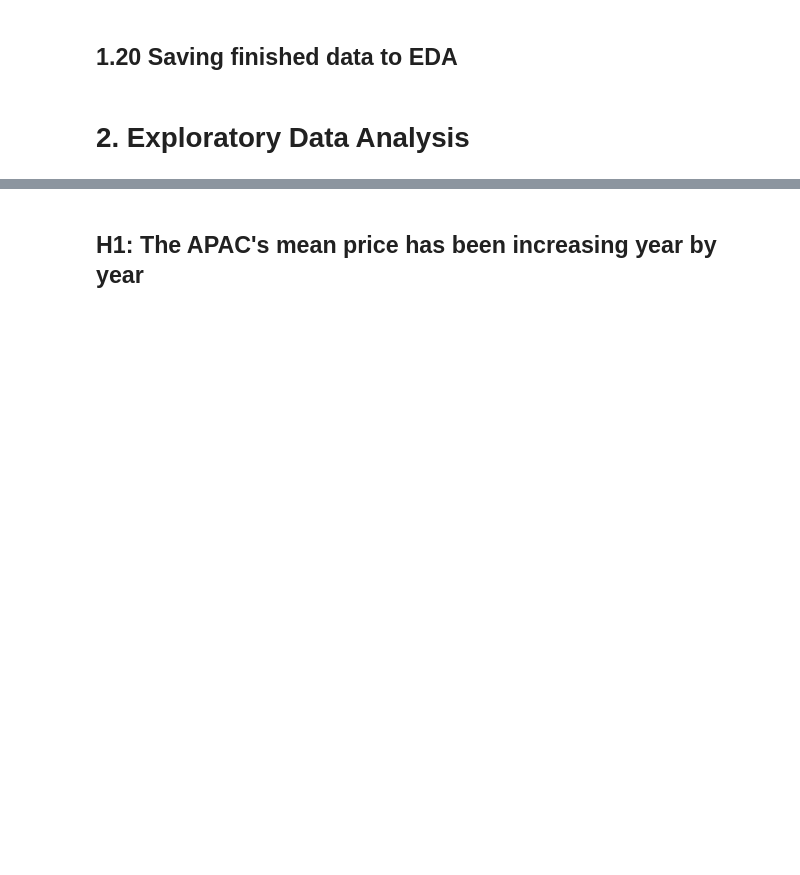
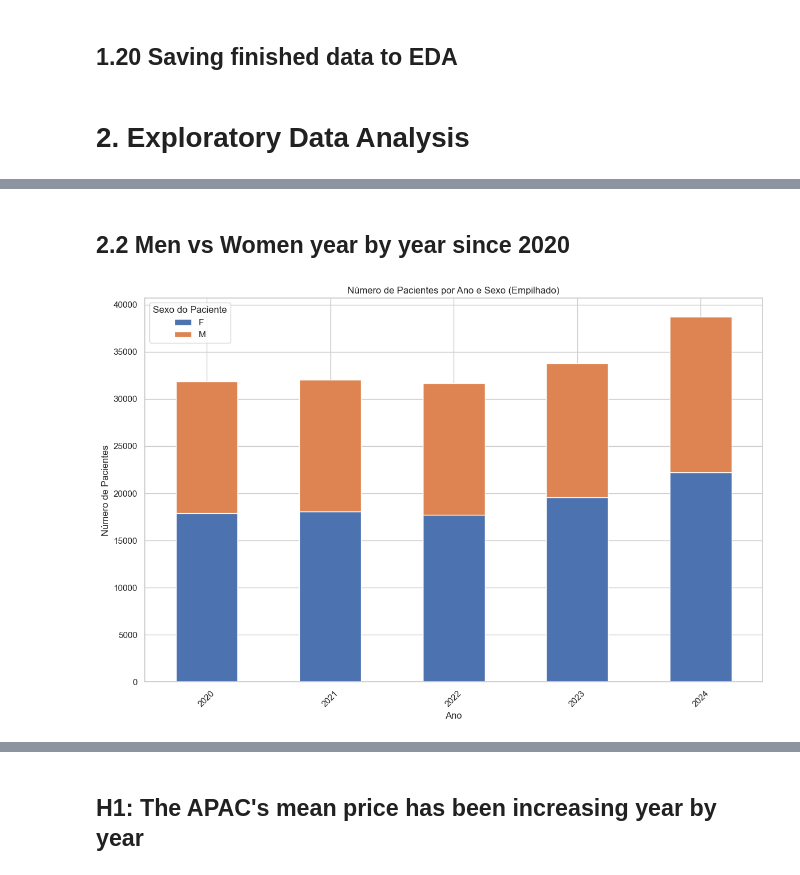
Before and after one commit to gustavo-moretto/rt_datasus, a Jupyter notebook: states/sp/dados_rt_sp.ipynb, the cells around one changed output, grey strips where cells are left out. Saved outputs shown, nothing was run; the diff lists cells and outputs as text; code cells hidden in the pictures; blank space fills up the shorter version.

```diff
--- a/states/sp/dados_rt_sp.ipynb
+++ b/states/sp/dados_rt_sp.ipynb
@@ -409,0 +428,33 @@ dados_sp_rt9 = dados_sp_rt8[['data_processamento', 'ano', 'sigla_tipo_gestao', '
+# %% [markdown]
+## 2.2 Men vs Women year by year since 2020
+# %%
+# Create data for stacked bar chart - count of patients by year and gender
+aux = dados_sp_rt9.groupby(['ano', 'sexo_paciente']).size().reset_index(name='count')
+aux = aux[aux['ano'] > 2019] # This graph is generate before 2019 because we had a uniform APAC for each patient, before this the same patient has about 3 APACs for each treatment
+
+# Pivot the data to have gender as columns for stacking
+aux_pivot = aux.pivot(index='ano', columns='sexo_paciente', values='count').fillna(0)
+
+# Create the stacked bar plot
+plt.figure(figsize=(12, 8))
+ax = aux_pivot.plot(kind='bar', stacked=True, ax=plt.gca())
+
+# Format y-axis to show complete numbers without scientific notation
+ax.ticklabel_format(style='plain', axis='y')
+
+plt.title('Número de Pacientes por Ano e Sexo (Empilhado)')
+plt.xlabel('Ano')
+plt.ylabel('Número de Pacientes')
+plt.legend(title='Sexo do Paciente')
+plt.xticks(rotation=45)
+
+# Add value labels on top of bars (total)
+# for i, (idx, row) in enumerate(aux_pivot.iterrows()):
+    # total = row.sum()
+    # ax.text(i, total + total * 0.01, f'{int(total)}',
+            # ha='center', va='bottom', fontweight='bold')
+
+plt.tight_layout()
+plt.show()
+# %% [output]
+[figure, added]
```
Also changed, not shown: parts of 6 cells of this notebook.
